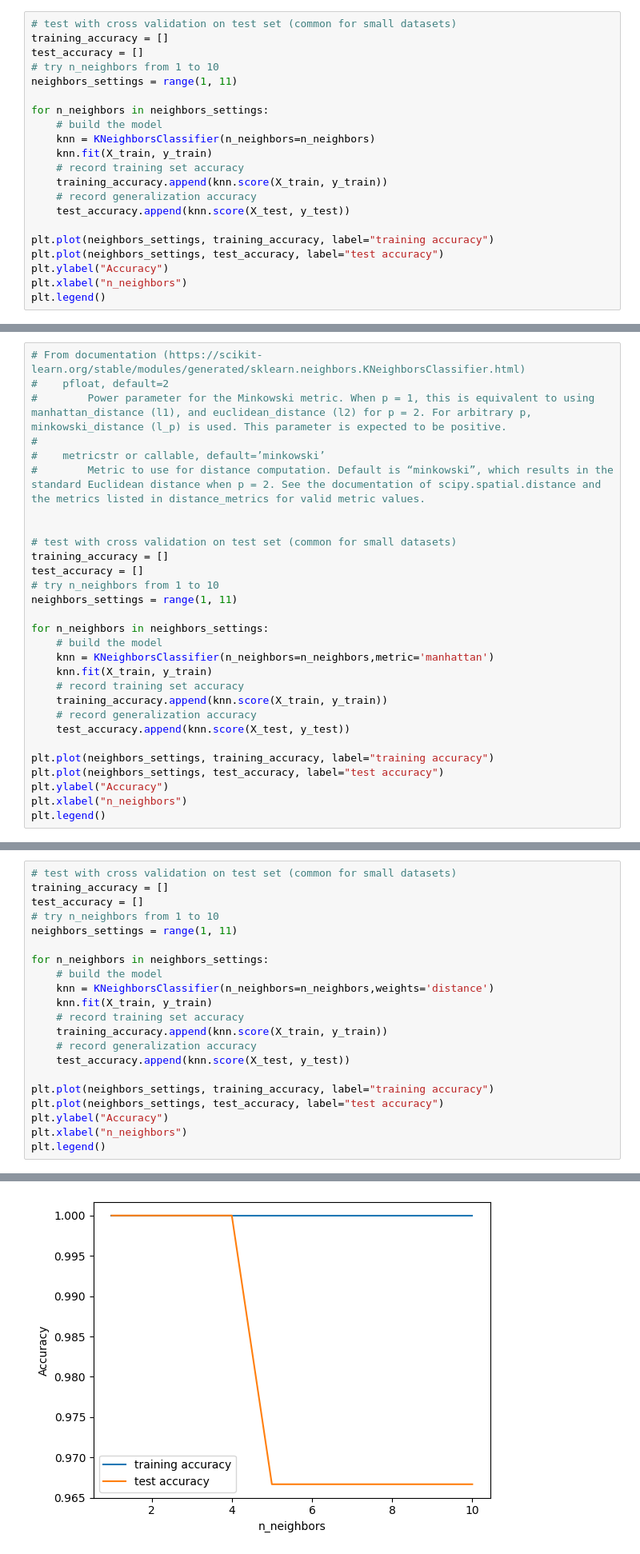
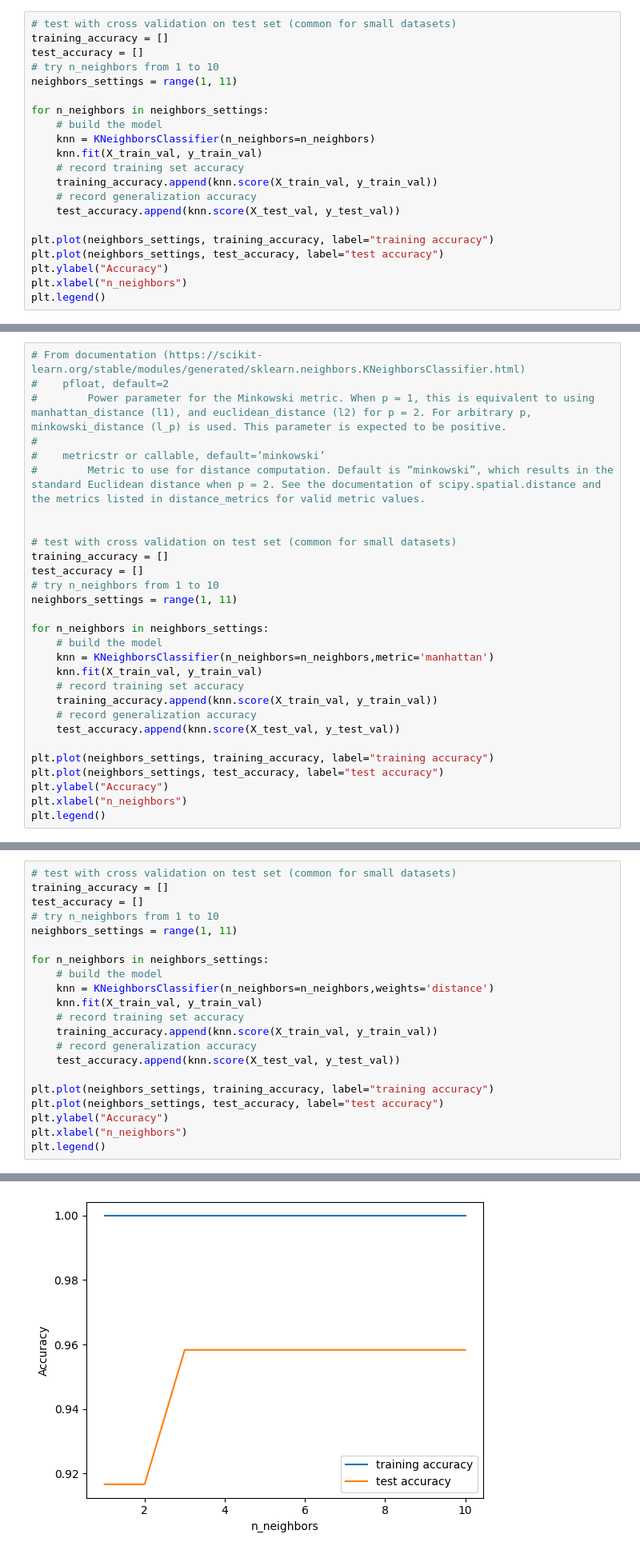
Before and after one commit to jcdevaney/data71200f25, a Jupyter notebook: oct21/data71200oct21.ipynb, the cells around one changed output, grey strips where cells are left out. Shown at 80% size. Drawn from its saved outputs; the diff is of its cells as text.

```diff
--- a/oct21/data71200oct21.ipynb
+++ b/oct21/data71200oct21.ipynb
@@ -43,11 +59,11 @@ neighbors_settings = range(1, 11)
 for n_neighbors in neighbors_settings:
     # build the model
     knn = KNeighborsClassifier(n_neighbors=n_neighbors)
-    knn.fit(X_train, y_train)
+    knn.fit(X_train_val, y_train_val)
     # record training set accuracy
-    training_accuracy.append(knn.score(X_train, y_train))
+    training_accuracy.append(knn.score(X_train_val, y_train_val))
     # record generalization accuracy
-    test_accuracy.append(knn.score(X_test, y_test))
+    test_accuracy.append(knn.score(X_test_val, y_test_val))
 
 plt.plot(neighbors_settings, training_accuracy, label="training accuracy")
 plt.plot(neighbors_settings, test_accuracy, label="test accuracy")
@@ -77,11 +93,11 @@ neighbors_settings = range(1, 11)
 for n_neighbors in neighbors_settings:
     # build the model
     knn = KNeighborsClassifier(n_neighbors=n_neighbors,metric='manhattan')
-    knn.fit(X_train, y_train)
+    knn.fit(X_train_val, y_train_val)
     # record training set accuracy
-    training_accuracy.append(knn.score(X_train, y_train))
+    training_accuracy.append(knn.score(X_train_val, y_train_val))
     # record generalization accuracy
-    test_accuracy.append(knn.score(X_test, y_test))
+    test_accuracy.append(knn.score(X_test_val, y_test_val))
 
 plt.plot(neighbors_settings, training_accuracy, label="training accuracy")
 plt.plot(neighbors_settings, test_accuracy, label="test accuracy")
@@ -96,27 +112,27 @@ plt.legend()
 # %%
 # test with cross validation on test set (common for small datasets)
 training_accuracy = []
 test_accuracy = []
 # try n_neighbors from 1 to 10
 neighbors_settings = range(1, 11)
 
 for n_neighbors in neighbors_settings:
     # build the model
     knn = KNeighborsClassifier(n_neighbors=n_neighbors,weights='distance')
-    knn.fit(X_train, y_train)
+    knn.fit(X_train_val, y_train_val)
     # record training set accuracy
-    training_accuracy.append(knn.score(X_train, y_train))
+    training_accuracy.append(knn.score(X_train_val, y_train_val))
     # record generalization accuracy
-    test_accuracy.append(knn.score(X_test, y_test))
+    test_accuracy.append(knn.score(X_test_val, y_test_val))
 
 plt.plot(neighbors_settings, training_accuracy, label="training accuracy")
 plt.plot(neighbors_settings, test_accuracy, label="test accuracy")
 plt.ylabel("Accuracy")
 plt.xlabel("n_neighbors")
 plt.legend()
 # %% [output]
 <matplotlib.legend.Legend at 0x...>
-[figure, old version]
+[figure, new version]
 # %% [markdown]
 ### Experimenting with changing the algorithm to compute nearest neighbors (‘ball_tree’, ‘kd_tree’ ,‘brute’,'auto)
 # %%
```
Also changed, not shown: parts of 9 cells of this notebook.
